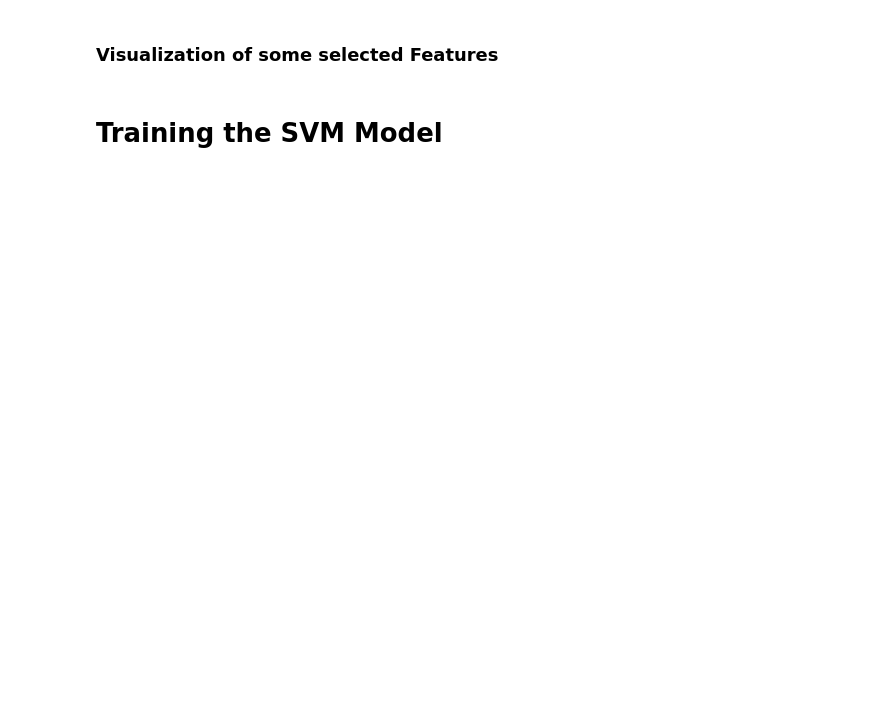
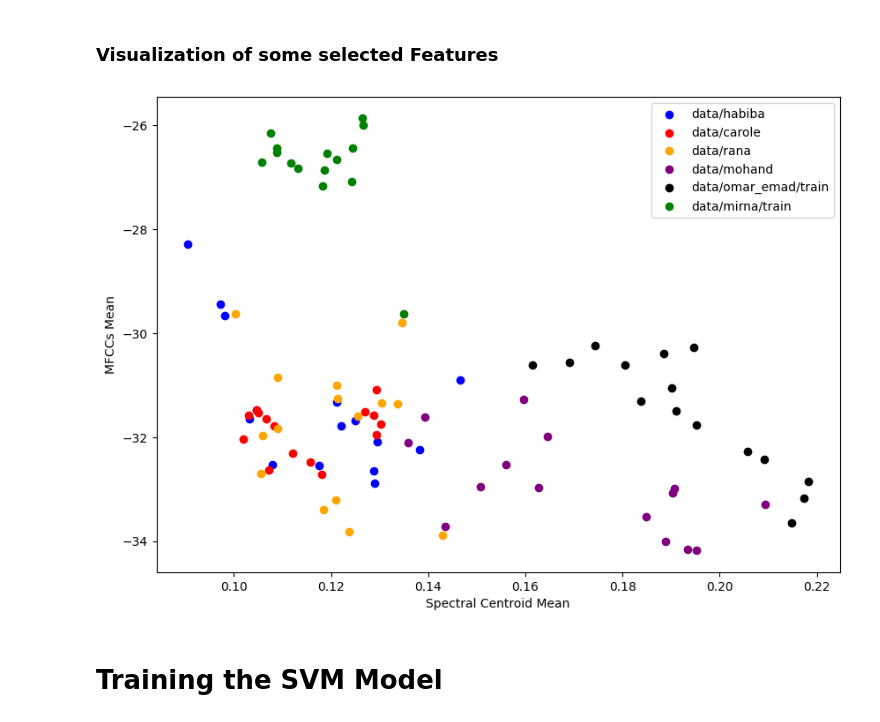
Before and after one commit to mohandemadx/Security-Voice-Lock, a Jupyter notebook: model_ind.ipynb, the cells around one changed output. Cells and saved outputs as stored; diff of their text form; code cells hidden in the pictures; blank space fills up the shorter version.

```diff
--- a/model_ind.ipynb
+++ b/model_ind.ipynb
@@ -7,7 +7,7 @@ from pyAudioAnalysis import MidTermFeatures as aF
 import os
 
 
-dirs = ["audio_data/habiba_train/", "audio_data/carol_train/", "audio_data/rana_train/", "audio_data/mohand_train/"]
+dirs = ["data/habiba/train", "data/carole/train", "data/rana/train", "data/mohand/train", "data/omar_emad/train/", "data/mirna/train/"]
 m_win, m_step, s_win, s_step = 1, 1, 0.1, 0.05
 
 # segment-level feature extraction:
@@ -19,4 +19,4 @@ for d in dirs: # get feature matrix for each directory (class)
 
 # (each element of the features list contains a
 # (samples x segment features) = (48 x 138) feature matrix)
-print(features[0].shape, features[1].shape, features[2].shape, features[3].shape)
+print(features[0].shape, features[1].shape, features[2].shape, features[3].shape, features[4].shape, features[5].shape)
@@ -23,36 +41,47 @@ print(features[0].shape, features[1].shape, features[2].shape, features[3].shape
 # %% [markdown]
 ### Visualization of some selected Features
 # %%
-dirs = ["audio_data/habiba_train/", "audio_data/carol_train/", "audio_data/rana_train/", "audio_data/mohand_train/"]
+dirs = ["data/habiba/train", "data/carole/train", "data/rana/train", "data/mohand/train", "data/omar_emad/train/", "data/mirna/train/"]
 class_names = [os.path.dirname(d) for d in dirs]
 
 f1 = np.array([features[0][:, fn.index('spectral_centroid_mean')],
                features[0][:, fn.index('mfcc_1_mean')]])
 f2 = np.array([features[1][:, fn.index('spectral_centroid_mean')],
                features[1][:, fn.index('mfcc_1_mean')]])
 f3 = np.array([features[2][:, fn.index('spectral_centroid_mean')],
                features[2][:, fn.index('mfcc_1_mean')]])
 f4 = np.array([features[3][:, fn.index('spectral_centroid_mean')],
                features[3][:, fn.index('mfcc_1_mean')]])
+f5 = np.array([features[4][:, fn.index('spectral_centroid_mean')],
+               features[4][:, fn.index('mfcc_1_mean')]])
+f6 = np.array([features[5][:, fn.index('spectral_centroid_mean')],
+               features[5][:, fn.index('mfcc_1_mean')]])
 
 # Check if features were extracted
 if f1 is not None and f2 is not None and f3 is not None and f4 is not None:
     # Plot features
     plt.figure(figsize=(10, 7))
     plt.scatter(x=f1[0, :],  y=f1[1, :],
                     label=class_names[0], color='b')
     plt.scatter(x=f2[0, :], y=f2[1, :],
                     label=class_names[1], color='r')
     plt.scatter(x=f3[0, :], y=f3[1, :],
                     label=class_names[2], color='orange')
-    plt.scatter(x=f4[0, :], y=f3[1, :],
+    plt.scatter(x=f4[0, :], y=f4[1, :],
                     label=class_names[3], color='purple')
+    plt.scatter(x=f5[0, :], y=f5[1, :],
+                    label=class_names[4], color='black')
+    plt.scatter(x=f6[0, :], y=f6[1, :],
+                    label=class_names[5], color='g')
+
     plt.xlabel('Spectral Centroid Mean')
     plt.ylabel('MFCCs Mean')
     plt.legend()
     plt.show()
 else:
     print("No features were extracted. Please check the directory paths and contents.")
+# %% [output]
+[figure, added]
 # %% [markdown]
 # Training the SVM Model
 # %%
```
Also changed, not shown: parts of 3 cells of this notebook, 17 other files.
